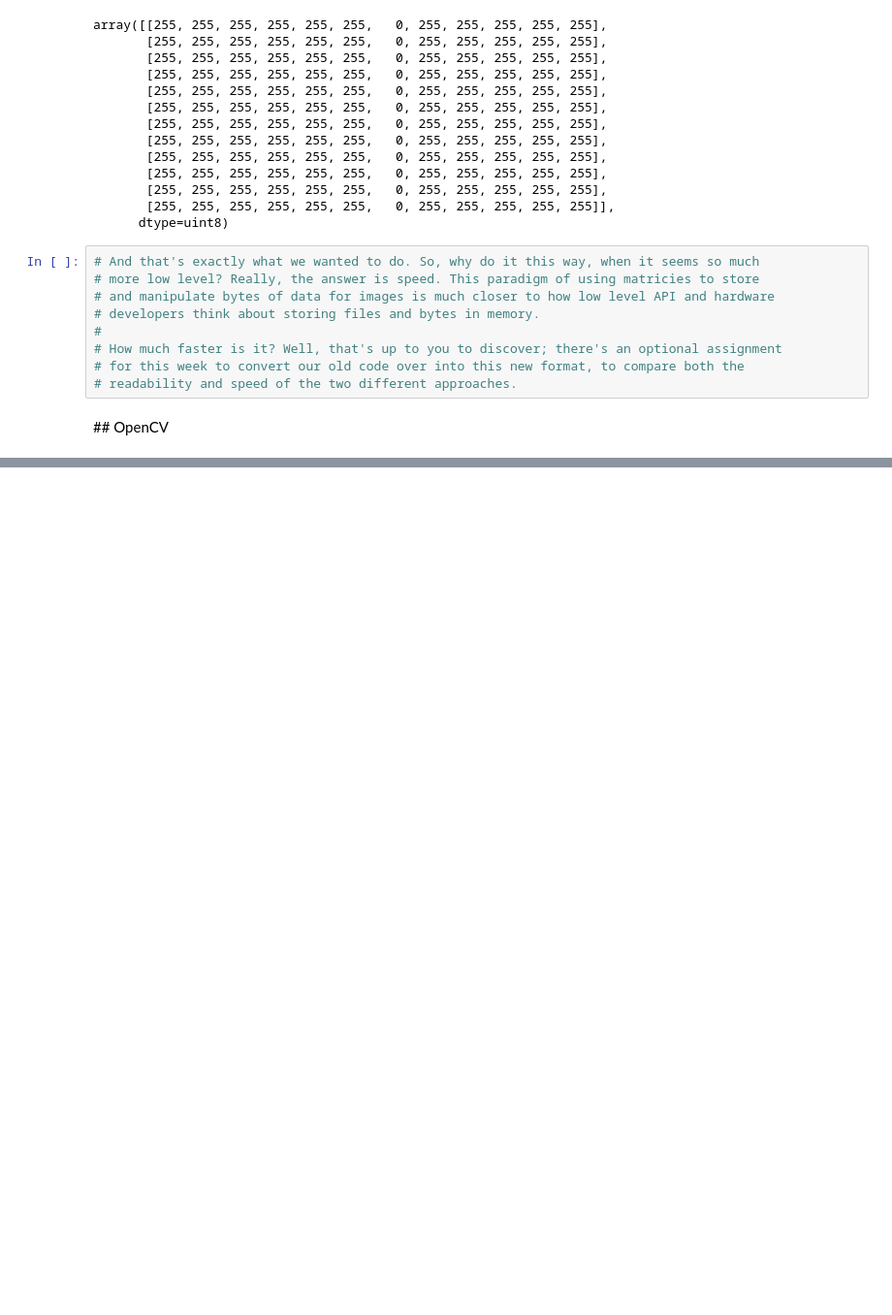
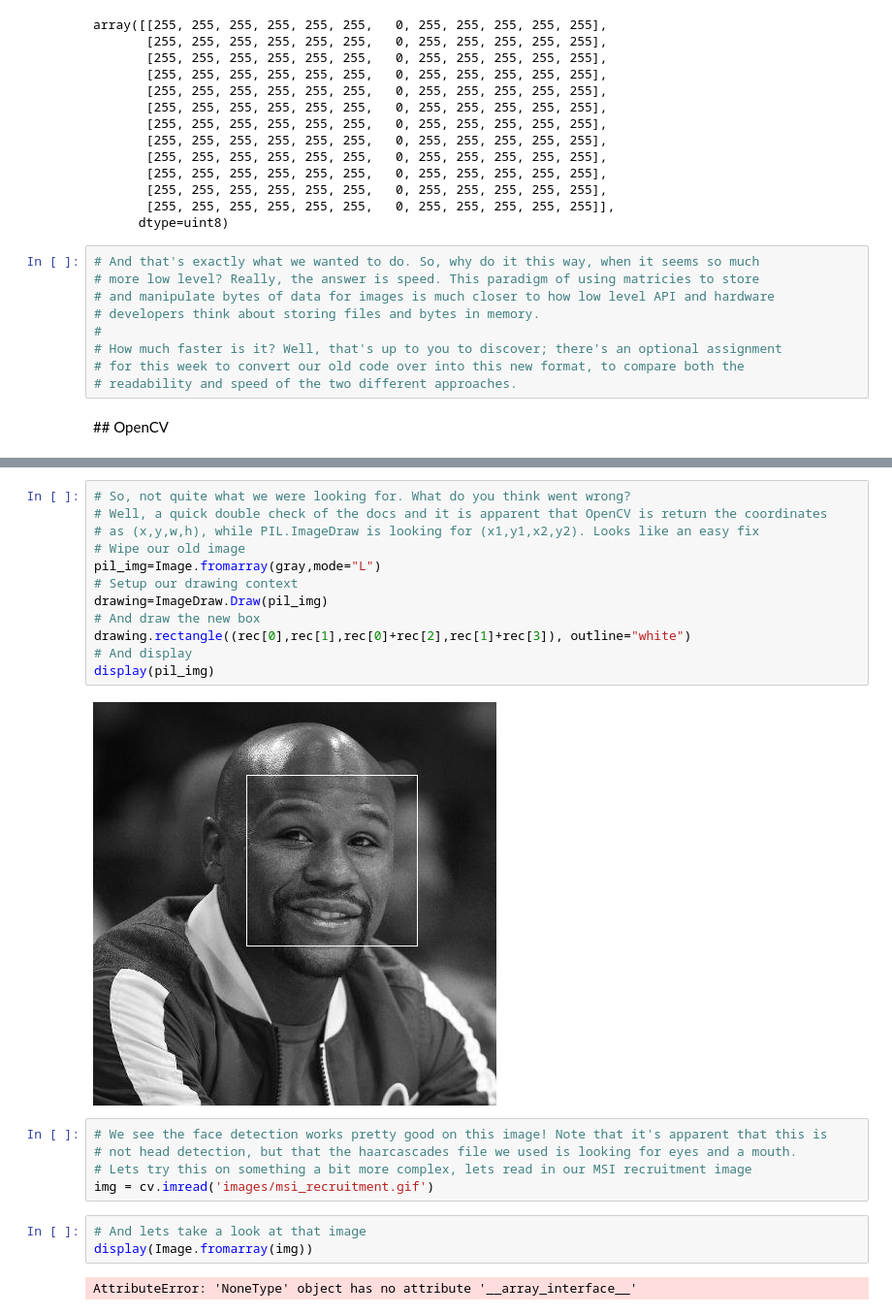
Before and after one commit to nikohunt/michigan-vision-project, a Jupyter notebook: kraken_tutorial.ipynb, the cells around one changed output, grey strips where cells are left out. Shown at 97% size. Cells and saved outputs as stored; diff of their text form; blank space fills up the shorter version.

```diff
--- a/kraken_tutorial.ipynb
+++ b/kraken_tutorial.ipynb
@@ -564,0 +609,24 @@ eye_cascade = cv.CascadeClassifier('https://raw.githubusercontent.com/opencv/ope
+# %%
+# So, not quite what we were looking for. What do you think went wrong?
+# Well, a quick double check of the docs and it is apparent that OpenCV is return the coordinates
+# as (x,y,w,h), while PIL.ImageDraw is looking for (x1,y1,x2,y2). Looks like an easy fix
+# Wipe our old image
+pil_img=Image.fromarray(gray,mode="L")
+# Setup our drawing context
+drawing=ImageDraw.Draw(pil_img)
+# And draw the new box
+drawing.rectangle((rec[0],rec[1],rec[0]+rec[2],rec[1]+rec[3]), outline="white")
+# And display
+display(pil_img)
+# %% [output]
+[figure, added]
+# %%
+# We see the face detection works pretty good on this image! Note that it's apparent that this is
+# not head detection, but that the haarcascades file we used is looking for eyes and a mouth.
+# Lets try this on something a bit more complex, lets read in our MSI recruitment image
+img = cv.imread('images/msi_recruitment.gif')
+# %%
+# And lets take a look at that image
+display(Image.fromarray(img))
+# %% [output]
+AttributeError: 'NoneType' object has no attribute '__array_interface__'
```
Also changed, not shown: parts of 25 cells of this notebook.
